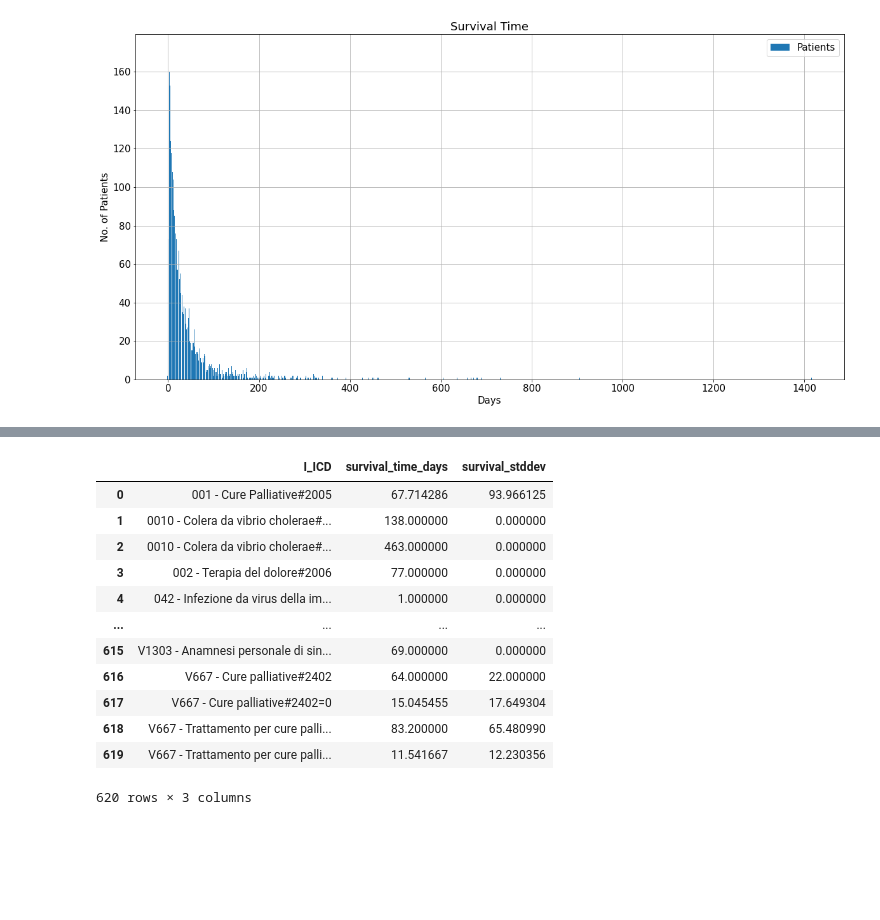
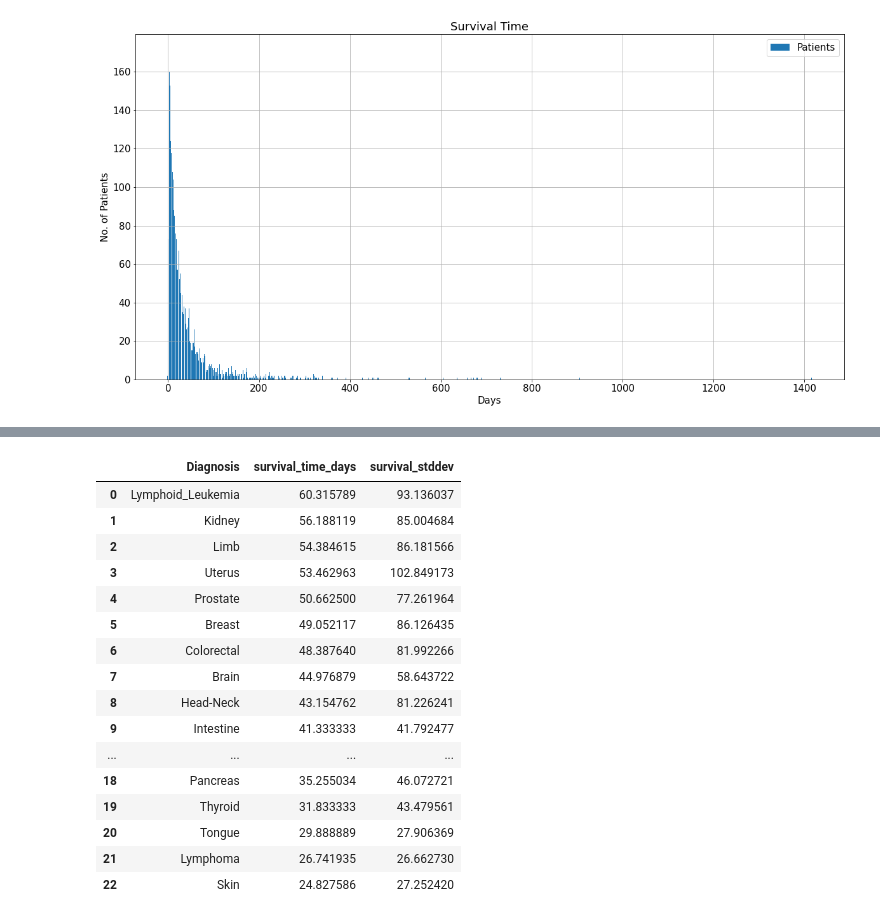
Before and after one commit to ryflect/cs692r-hospice, a Jupyter notebook: Referral Analysis.ipynb, the cells around one changed output, grey strips where cells are left out. Saved outputs shown, nothing was run; the diff lists cells and outputs as text; code cells hidden in the pictures; blank space fills up the shorter version.

Commit message:
get dframe with diagnosis, soh, eoh

```diff
--- a/Referral Analysis.ipynb
+++ b/Referral Analysis.ipynb
@@ -252,0 +255,7 @@ plt.show()
+# %%
+# clean up the diagnosis column
+from googletrans import Translator
+df_referral['Diagnosis'] = df_referral.I_ICD.str.findall('- (.+)#').to_frame()
+df_referral['Diagnosis'] = df_referral['Diagnosis'].apply(lambda x: x if isinstance(x, float) else x[0])
+df_referral['Diag_Ref'] = df_referral.I_ICD.str.findall('(\d+) -').to_frame()
+df_referral['Diag_Ref'] = df_referral['Diag_Ref'].apply(lambda x: x if isinstance(x, float) else int(x[0]))
@@ -252,0 +308,25 @@ plt.show()
+# %%
+# group together similar diag
+liver_biliary = [1550, 1977, 1560, 1569, 1977, 1568, 1561, 1552, 1551]
+lung = [1629, 1625, 1624, 1623, 1970, 1628, 1630, 1639, 162, 1638, 2312, 1631, 1011, 1649, 1972, 1622]
+skin = [1739, 1728, 1738, 172, 1723, 1737, 1733, 1729, 2324, 1735, 1760]
+other = [1, 667, 20340, 436, 51883, 1533, 4289, 1580, 2, 4379, 1562, 40391, 1589, 1639, 7054, 20300, 1534, 5193, 1976, 5859, 4281, 5119, 4280, 1990, 33520, 1928, 1718, 20290, 5716, 667, 7895, 33119, 20301, 4149, 20500, 20530, 2059, 199, 23875, 2040, 5715, 2900, 200, 33182, 4912, 202, 591, 2904, 29043, 586, 425, 2900, 6393, 49122, 1958, 2399, 34839, 5761, 7242, 99, 2308, 71500, 1961, 10, 1872, 1719, 2564, 1640, 51883, 4380, 1768, 2902, 2399, 29021, 4254, 3321, 2012, 1515, 3382, 51881, 515, 29040, 49121, 51884, 1960, 34591, 4011, 1079, 4371, 1452, 29020, 23875, 4918, 4409, 7687, 1009, 2859, 5849, 73300, 768, 109, 2800, 2941, 600, 1303, 7994, 5712, 4299, 3485, 2019, 1052, 29411, 4019, 7854, 5118, 3320, 4169, 4414, 2252, 3352, 431, 28521, 28989, 4150, 7051, 3438, 1991, 4321, 1709, 578, 56089, 7824, 20380, 2002, 20020, 43811, 340, 73301, 19889, 49120, 20121, 2899, 261, 2903, 2001, 3312, 4160, 57140, 20002, 42, 5900, 9985, 42731, 41511, 430, 99591, 1702, 3449, 40493, 20000, 4168, 34830, 3314, 34590, 463, 135, 20191, 1962, 33524, 29041, 2089, 4941, 28529, 5609]
+pancreas = [1579, 1578, 1570, 1571, 1572, 157, 1573]
+head_neck = [1619, 1488, 1489, 1467, 1450, 1471, 1468, 1409, 1431, 1412, 1460, 1710, 1418, 1420, 1724, 1469, 1419, 1439, 1479, 1421, 1601, 1721, 1441, 1603, 1618, 1610, 1459, 1499, 1411, 1950, 1490, 1459, 1478, 1438]
+stomach_esophagus = [1519, 1513, 1518, 1509, 1504, 1514, 1502, 1501, 150, 1004, 1520,  1510, 1508, 1512, 1503, 1500, 1505, 1588, 1589, 1598]
+kidney = [1891, 1890, 1892, 1899, 189, 1898]
+lymphoid_leukemia = [20410, 20890, 2048, 2041, 20480, 20400, 20600, 20420]
+breast = [1740, 1749, 1744, 1749, 1748, 1741, 174, 1742, 1759, 2330, 1743,  1745, 1746, 103]
+brain = [1919, 1918, 1917, 1910, 1911, 191, 1912, 1913, 1983, 1929, 1921, 1916]
+colorectal = [1539, 1540, 1532, 1541, 1536, 154, 153, 1548, 1543, 1531, 1535, 1975, 1543, 1542]
+bladder = [1888, 1889, 188, 1883, 1882, 1884, 2337, 1881, 1899, 1880]
+tongue = [1410]
+limb = [1726, 1725, 1707, 1727, 1717, 1716, 1713, 1715]
+uterus = [179, 1828, 1809, 1820, 1838, 1839]
+thyroid = [193]
+prostate = [185, 1046, 2334]
+bone_marrow = [28983, 1985, 20500]
+ovary = [1830, 1986, 1043]
+lymphoma = [20208, 20203, 20288, 20021, 20202, 20201, 20280, 20028, 20200, 20280, 20021, 20028, 20025, 20282, 20013, 20204, 20281,  20015, 20286, 20010]
+cervical = [1844, 1809, 1840, 2331, 1808, 1801, 1800]
+intestine = [1538, 1529, 1590, 1530, 1522, 1590, 1528, 1005]
@@ -252,0 +401,2 @@ plt.show()
+# %%
+df_referral = df_referral[df_referral['Diagnosis_Flag'].notna()]
@@ -253,7 +436,7 @@ plt.show()
 # %%
 # get the survival time histogram for patients in each diagnosis
-df_survival = df_referral[['I_ICD', 'survival_time_days']].groupby(by=['I_ICD']).mean()
-df_survival_stddev = df_referral[['I_ICD', 'survival_time_days']].groupby(by=['I_ICD']).std(ddof=0)
+df_survival = df_referral[['Diagnosis', 'survival_time_days']].groupby(by=['Diagnosis']).mean()
+df_survival_stddev = df_referral[['Diagnosis', 'survival_time_days']].groupby(by=['Diagnosis']).std(ddof=0)
 # %%
 df_survival
 # %% [output]
@@ -274,18 +461,22 @@ df_survival
 # %%
 df_survival_stddev = df_survival_stddev.rename(columns={"survival_time_days": "survival_stddev"})
-df_surv = pd.merge(df_survival, df_survival_stddev, on='I_ICD').reset_index()
+df_surv = pd.merge(df_survival, df_survival_stddev, on='Diagnosis').reset_index().sort_values(by='survival_time_days', ascending=False).reset_index(drop=True)
 df_surv
 # %% [output]
-|  | I_ICD | survival_time_days | survival_stddev |
-| 0 | 001 - Cure Palliative#2005 | 67.714286 | 93.966125 |
-| 1 | 0010 - Colera da vibrio cholerae#... | 138.000000 | 0.000000 |
-| 2 | 0010 - Colera da vibrio cholerae#... | 463.000000 | 0.000000 |
-| 3 | 002 - Terapia del dolore#2006 | 77.000000 | 0.000000 |
-| 4 | 042 - Infezione da virus della im... | 1.000000 | 0.000000 |
+|  | Diagnosis | survival_time_days | survival_stddev |
+| 0 | Lymphoid_Leukemia | 60.315789 | 93.136037 |
+| 1 | Kidney | 56.188119 | 85.004684 |
+| 2 | Limb | 54.384615 | 86.181566 |
+| 3 | Uterus | 53.462963 | 102.849173 |
+| 4 | Prostate | 50.662500 | 77.261964 |
+| 5 | Breast | 49.052117 | 86.126435 |
+| 6 | Colorectal | 48.387640 | 81.992266 |
+| 7 | Brain | 44.976879 | 58.643722 |
+| 8 | Head-Neck | 43.154762 | 81.226241 |
+| 9 | Intestine | 41.333333 | 41.792477 |
 | ... | ... | ... | ... |
-| 615 | V1303 - Anamnesi personale di sin... | 69.000000 | 0.000000 |
-| 616 | V667 - Cure palliative#2402 | 64.000000 | 22.000000 |
-| 617 | V667 - Cure palliative#2402=0 | 15.045455 | 17.649304 |
-| 618 | V667 - Trattamento per cure palli... | 83.200000 | 65.480990 |
-| 619 | V667 - Trattamento per cure palli... | 11.541667 | 12.230356 |
+| 18 | Pancreas | 35.255034 | 46.072721 |
+| 19 | Thyroid | 31.833333 | 43.479561 |
+| 20 | Tongue | 29.888889 | 27.906369 |
+| 21 | Lymphoma | 26.741935 | 26.662730 |
+| 22 | Skin | 24.827586 | 27.252420 |
-620 rows × 3 columns
```
Also changed, not shown: parts of 19 cells of this notebook.
